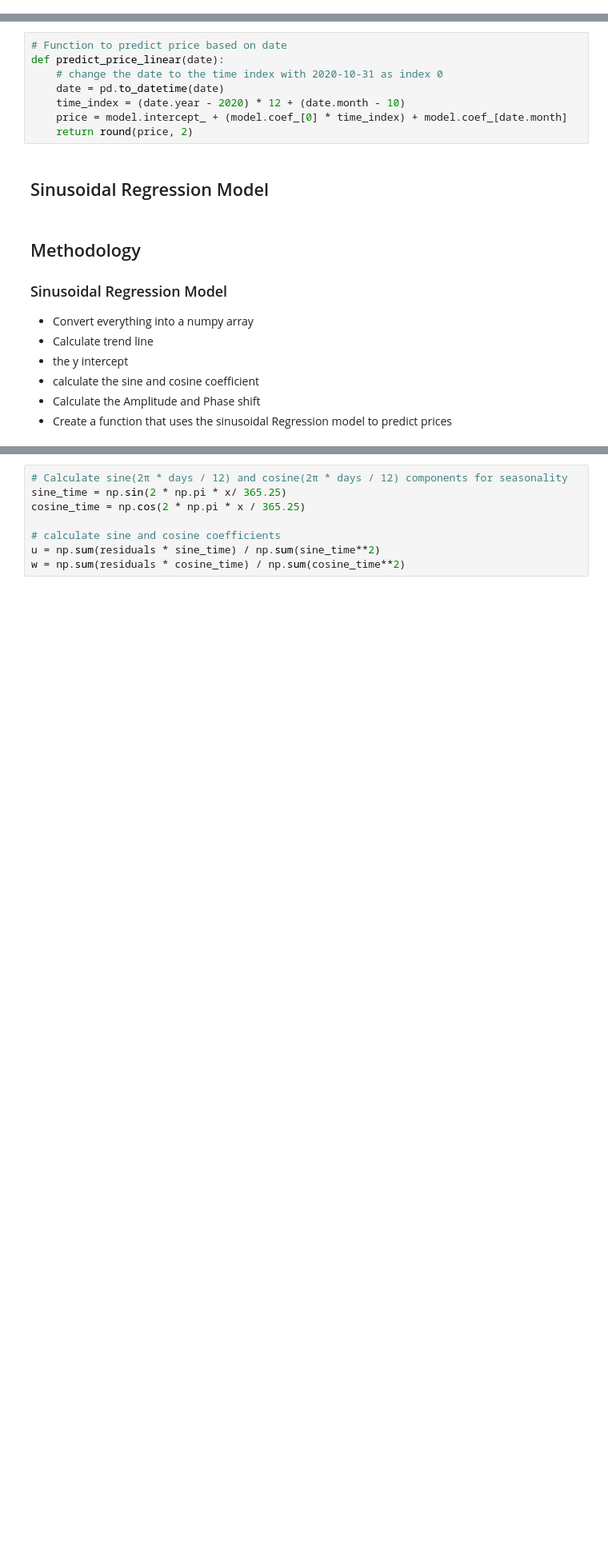
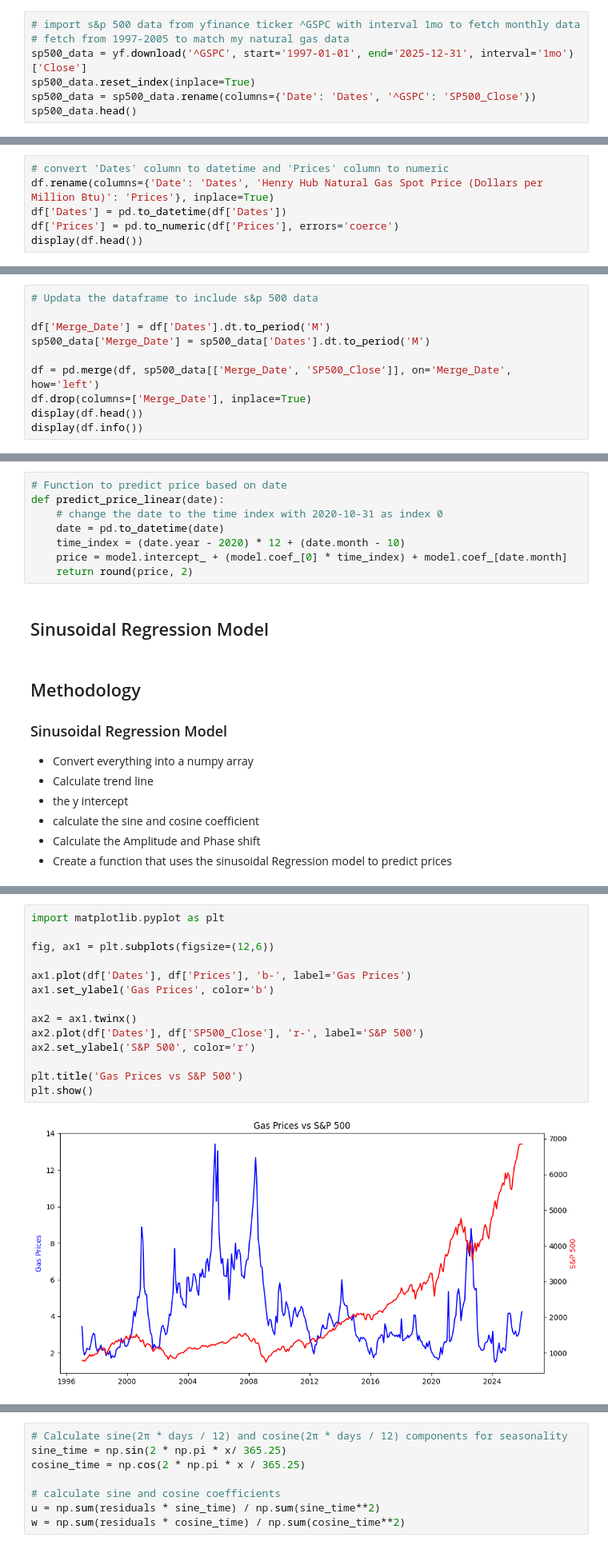
Before and after one commit to aye-ko/Natural_Gas_App, a Jupyter notebook: Natural_Gas_Prediction_Model.ipynb, the cells around one changed output, grey strips where cells are left out. Shown at 80% size. Drawn from its saved outputs; the diff is of its cells as text; blank space fills up the shorter version.

```diff
--- a/Natural_Gas_Prediction_Model.ipynb
+++ b/Natural_Gas_Prediction_Model.ipynb
@@ -30 +34,8 @@ import warnings
 warnings.filterwarnings('ignore')
+# %%
+# import s&p 500 data from yfinance ticker ^GSPC with interval 1mo to fetch monthly data
+# fetch from 1997-2005 to match my natural gas data
+sp500_data = yf.download('^GSPC', start='1997-01-01', end='2025-12-31', interval='1mo')['Close']
+sp500_data.reset_index(inplace=True)
+sp500_data = sp500_data.rename(columns={'Date': 'Dates', '^GSPC': 'SP500_Close'})
+sp500_data.head()
@@ -43,0 +81,6 @@ display(df.head())
+# %%
+# convert 'Dates' column to datetime and 'Prices' column to numeric
+df.rename(columns={'Date': 'Dates', 'Henry Hub Natural Gas Spot Price (Dollars per Million Btu)': 'Prices'}, inplace=True)
+df['Dates'] = pd.to_datetime(df['Dates'])
+df['Prices'] = pd.to_numeric(df['Prices'], errors='coerce')
+display(df.head())
@@ -43,0 +103,10 @@ display(df.head())
+# %%
+# Updata the dataframe to include s&p 500 data
+
+df['Merge_Date'] = df['Dates'].dt.to_period('M')
+sp500_data['Merge_Date'] = sp500_data['Dates'].dt.to_period('M')
+
+df = pd.merge(df, sp500_data[['Merge_Date', 'SP500_Close']], on='Merge_Date', how='left')
+df.drop(columns=['Merge_Date'], inplace=True)
+display(df.head())
+display(df.info())
@@ -131,0 +233,16 @@ rmse = np.sqrt(np.mean(residuals**2))
+# %%
+import matplotlib.pyplot as plt
+
+fig, ax1 = plt.subplots(figsize=(12,6))
+
+ax1.plot(df['Dates'], df['Prices'], 'b-', label='Gas Prices')
+ax1.set_ylabel('Gas Prices', color='b')
+
+ax2 = ax1.twinx()
+ax2.plot(df['Dates'], df['SP500_Close'], 'r-', label='S&P 500')
+ax2.set_ylabel('S&P 500', color='r')
+
+plt.title('Gas Prices vs S&P 500')
+plt.show()
+# %% [output]
+[figure, added]
```
Also changed, not shown: parts of 22 cells of this notebook.
